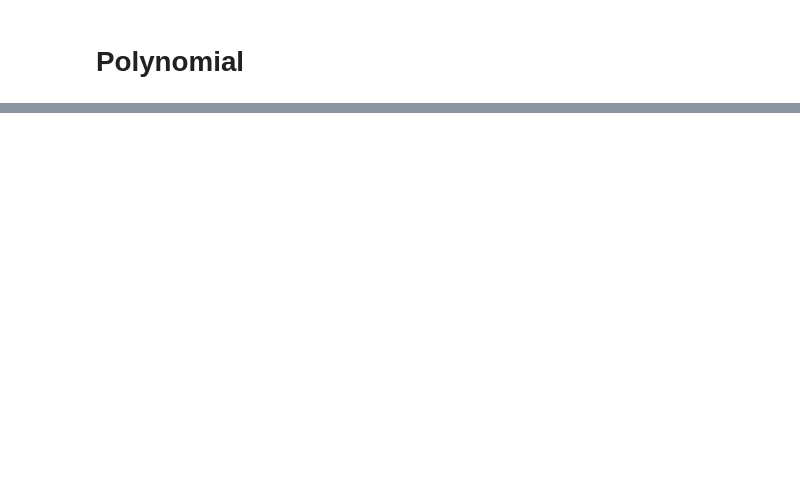
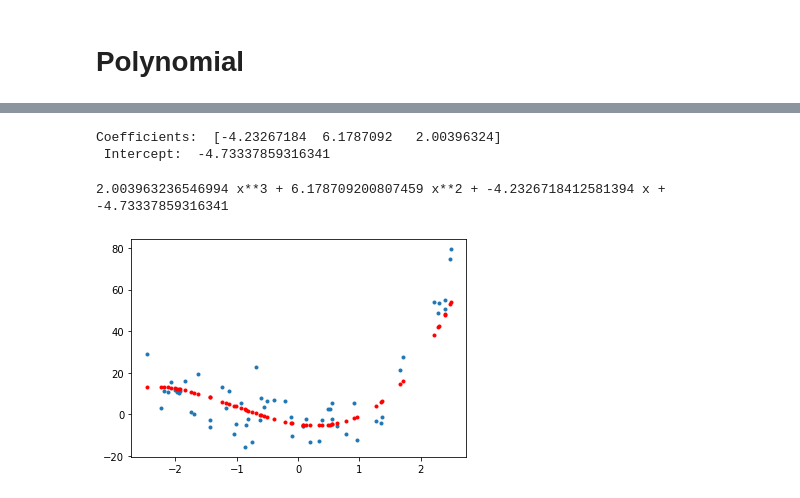
Before and after one commit to YgLK/ML, a Jupyter notebook: lab3/lab3.ipynb, the cells around one changed output, grey strips where cells are left out. Cells and saved outputs as stored; diff of their text form; code cells hidden in the pictures; blank space fills up the shorter version.

```diff
--- a/lab3/lab3.ipynb
+++ b/lab3/lab3.ipynb
@@ -127,0 +137,20 @@ plt.plot(X_test,lin2_predY, 'r.')
+# %%
+poly3_features = PolynomialFeatures(degree=3, include_bias=False)
+X_poly3 = poly3_features.fit_transform(X_train)
+
+lin3_reg = LinearRegression()
+lin3_reg.fit(X_poly3, y_train)
+print("Coefficients: ", lin3_reg.coef_, "\n", "Intercept: ", lin3_reg.intercept_,"\n")
+lin3_predY = lin3_reg.predict(poly3_features.fit_transform(X_test))
+# %% [output]
+Coefficients:  [-4.23267184  6.1787092   2.00396324]
+ Intercept:  -4.73337859316341
+# %%
+print(lin3_reg.coef_[2], "x**3 +", lin3_reg.coef_[1], "x**2 +", lin3_reg.coef_[0], "x + ", lin3_reg.intercept_)
+# %% [output]
+2.003963236546994 x**3 + 6.178709200807459 x**2 + -4.2326718412581394 x +  -4.73337859316341
+# %%
+# plot test set
+plot_polynomial(X_test, y_test, lin3_predY)
+# %% [output]
+[figure, added]
```
Also changed, not shown: parts of 28 cells of this notebook, 3 other files.
